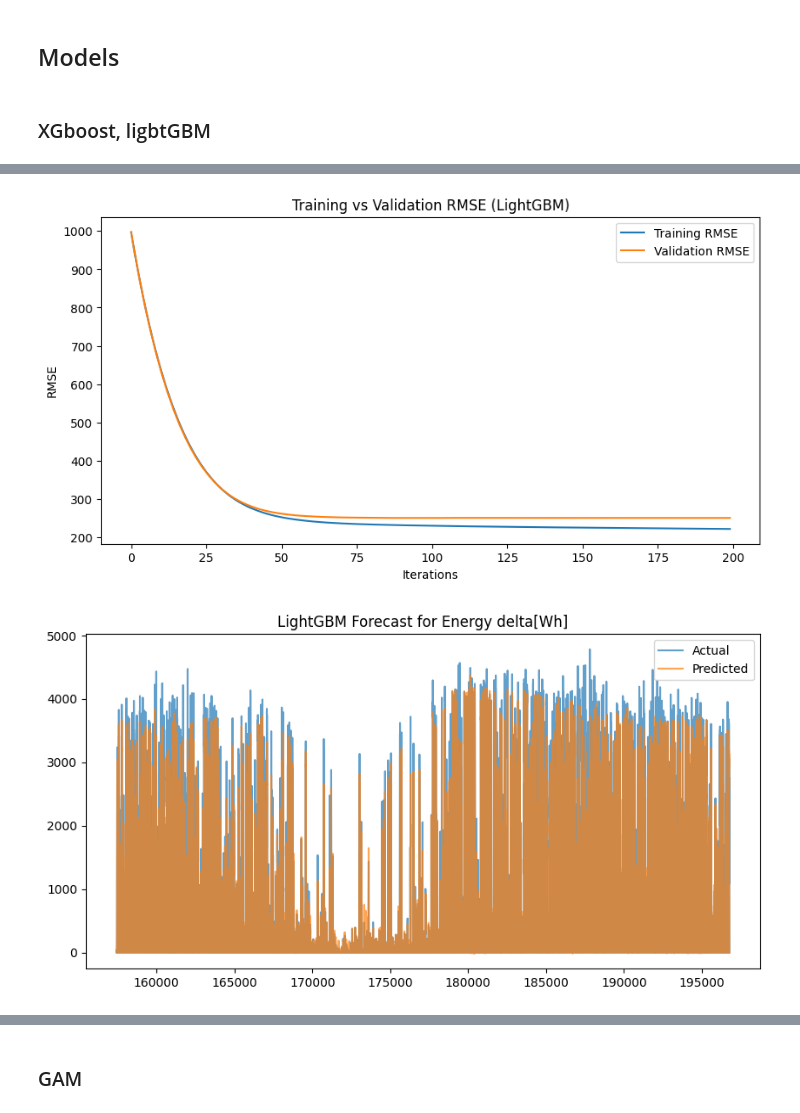
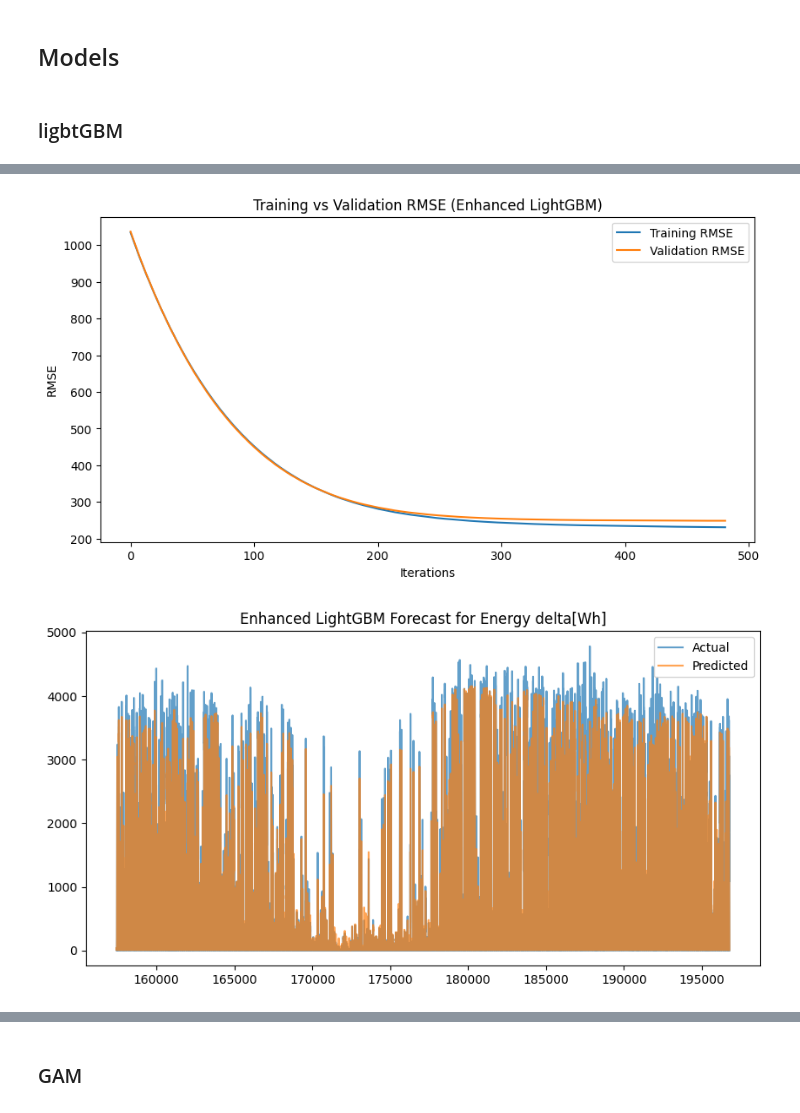
Before and after one commit to chenming7777/greenlight, a Jupyter notebook: solar_preprocessing/solar_model.ipynb, the cells around one changed output, grey strips where cells are left out. Cells and saved outputs as stored; diff of their text form; code cells hidden in the pictures.

```diff
--- a/solar_preprocessing/solar_model.ipynb
+++ b/solar_preprocessing/solar_model.ipynb
@@ -64,51 +132,68 @@ y_train, y_test = y.iloc[:train_size], y.iloc[train_size:]
 # %% [markdown]
 ## Models
 # %% [markdown]
-### XGboost, ligbtGBM
+### ligbtGBM
 # %%
 import numpy as np
 import matplotlib.pyplot as plt
 from lightgbm import LGBMRegressor, early_stopping, record_evaluation
 from sklearn.metrics import mean_absolute_error, mean_squared_error
 
-# 8. Train LightGBM with monitoring
-model = LGBMRegressor(n_estimators=200, learning_rate=0.05, max_depth=6, random_state=42)
+# Enhanced LightGBM parameters for better accuracy
+model = LGBMRegressor(
+    n_estimators=1000,         # Increase number of boosting rounds
+    learning_rate=0.01,        # Lower learning rate for gradual learning
+    max_depth=6,
+    num_leaves=31,
+    bagging_fraction=0.8,      # Use bagging (subsample)
+    feature_fraction=0.8,      # Use feature subsampling
+    lambda_l1=0.1,             # L1 regularization
+    lambda_l2=0.1,             # L2 regularization
+    random_state=42,
+    device='gpu'               # Use GPU (if available and GPU-enabled version is installed)
+)
 
 evals_result = {}  # Dictionary to store training history
 
+# Train the model with early stopping
 model.fit(
     X_train, y_train,
     eval_set=[(X_train, y_train), (X_test, y_test)],
-    eval_metric="rmse",  # Use RMSE for evaluation
-    callbacks=[record_evaluation(evals_result)]  # ✅ Fix: Store training history
+    eval_metric="rmse",
+    callbacks=[early_stopping(stopping_rounds=10), record_evaluation(evals_result)]
 )
 
-# 9. Predict
+# Make Predictions
 y_pred = model.predict(X_test)
 
-# 10. Evaluate
+# Evaluate the Model
 mae = mean_absolute_error(y_test, y_pred)
 mse = mean_squared_error(y_test, y_pred)
 rmse = np.sqrt(mse)
+epsilon = 1e-8  # Small constant to avoid division by zero
+mape = (np.abs(y_test - y_pred) / np.where(y_test == 0, epsilon, y_test)).mean() * 100
 
 print("MAE:", mae)
+print("MSE:", mse)
 print("RMSE:", rmse)
+print("MAPE:", mape)
 
-# 11. Plot Training Curve (to check overfitting)
+
+# Plot Training vs Validation RMSE over iterations
 plt.figure(figsize=(10, 5))
-plt.plot(evals_result["training"]["rmse"], label="Training RMSE")  # ✅ Fix: "training" is now recorded
+plt.plot(evals_result["training"]["rmse"], label="Training RMSE")
 plt.plot(evals_result["valid_1"]["rmse"], label="Validation RMSE")
 plt.xlabel("Iterations")
 plt.ylabel("RMSE")
-plt.title("Training vs Validation RMSE (LightGBM)")
+plt.title("Training vs Validation RMSE (Enhanced LightGBM)")
 plt.legend()
 plt.show()
 
-# 12. Plot Predictions vs Actual
+# Plot Predictions vs Actual
 plt.figure(figsize=(10, 5))
 plt.plot(y_test.index, y_test, label='Actual', alpha=0.7)
 plt.plot(y_test.index, y_pred, label='Predicted', alpha=0.7)
-plt.title("LightGBM Forecast for Energy delta[Wh]")
+plt.title("Enhanced LightGBM Forecast for Energy delta[Wh]")
 plt.legend()
 plt.show()
 # %% [output]
@@ -134,2 +217,2 @@ RMSE: 250.17238691851512
-[figure, old version]
+[figure, new version]
-[figure, old version]
+[figure, new version]
```
Also changed, not shown: parts of 15 cells of this notebook, 3 other files.
